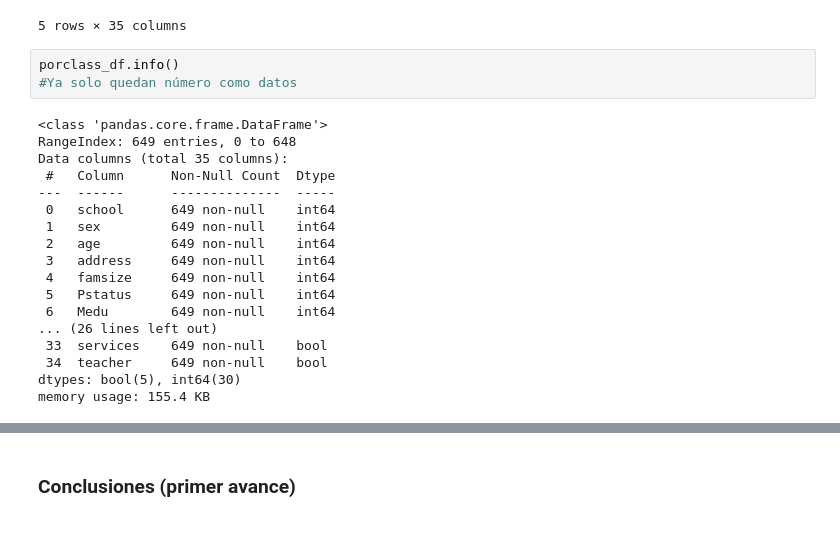
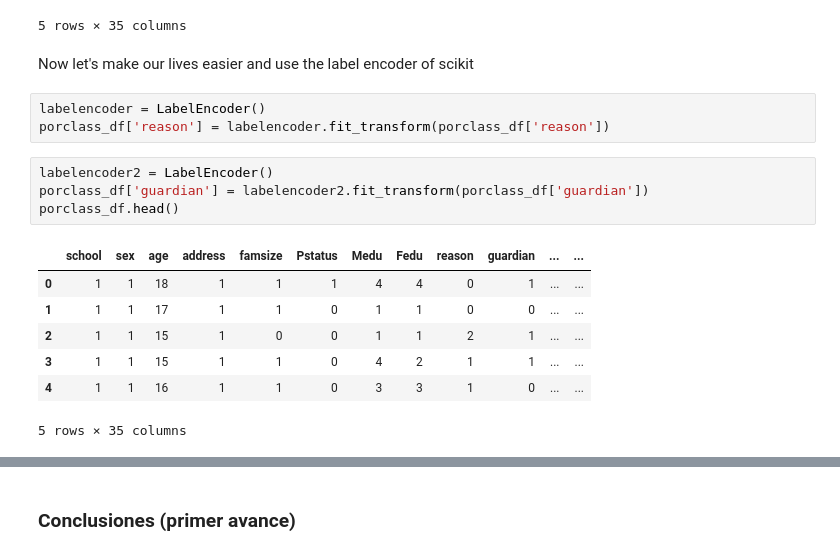
Before and after one commit to RafaelTakata0105/proyect-data-analysis, a Jupyter notebook: notebooks/proyect.ipynb, the cells around one changed output, grey strips where cells are left out. Cells and saved outputs as stored; diff of their text form.

```diff
--- a/notebooks/proyect.ipynb
+++ b/notebooks/proyect.ipynb
@@ -191,24 +192,20 @@ porclass_df.head()
 | 3 | 1 | 1 | 15 | 1 | 1 | 0 | 4 | 2 | home | mother | ... | ... |
 | 4 | 1 | 1 | 16 | 1 | 1 | 0 | 3 | 3 | home | father | ... | ... |
 5 rows × 35 columns
-# %%
-porclass_df.info()
-#Ya solo quedan número como datos
-# %% [output]
-<class 'pandas.core.frame.DataFrame'>
-RangeIndex: 649 entries, 0 to 648
-Data columns (total 35 columns):
- #   Column      Non-Null Count  Dtype
----  ------      --------------  -----
- 0   school      649 non-null    int64
- 1   sex         649 non-null    int64
- 2   age         649 non-null    int64
- 3   address     649 non-null    int64
- 4   famsize     649 non-null    int64
- 5   Pstatus     649 non-null    int64
- 6   Medu        649 non-null    int64
-... (26 lines left out)
- 33  services    649 non-null    bool
- 34  teacher     649 non-null    bool
-dtypes: bool(5), int64(30)
-memory usage: 155.4 KB
+# %% [markdown]
+Now let's make our lives easier and use the label encoder of scikit
+# %%
+labelencoder = LabelEncoder()
+porclass_df['reason'] = labelencoder.fit_transform(porclass_df['reason'])
+# %%
+labelencoder2 = LabelEncoder()
+porclass_df['guardian'] = labelencoder2.fit_transform(porclass_df['guardian'])
+porclass_df.head()
+# %% [output]
+|  | school | sex | age | address | famsize | Pstatus | Medu | Fedu | reason | guardian | ... | ... |
+| 0 | 1 | 1 | 18 | 1 | 1 | 1 | 4 | 4 | 0 | 1 | ... | ... |
+| 1 | 1 | 1 | 17 | 1 | 1 | 0 | 1 | 1 | 0 | 0 | ... | ... |
+| 2 | 1 | 1 | 15 | 1 | 0 | 0 | 1 | 1 | 2 | 1 | ... | ... |
+| 3 | 1 | 1 | 15 | 1 | 1 | 0 | 4 | 2 | 1 | 1 | ... | ... |
+| 4 | 1 | 1 | 16 | 1 | 1 | 0 | 3 | 3 | 1 | 0 | ... | ... |
+5 rows × 35 columns
```
Also changed, not shown: parts of 4 cells of this notebook.
